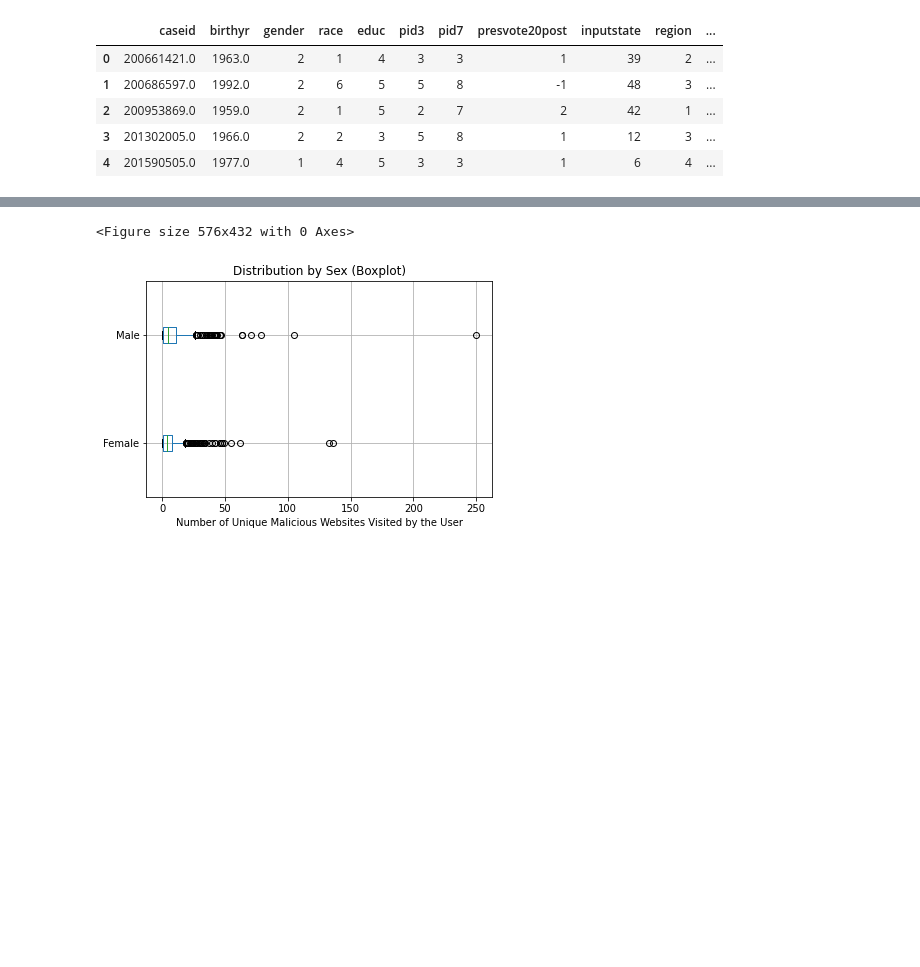
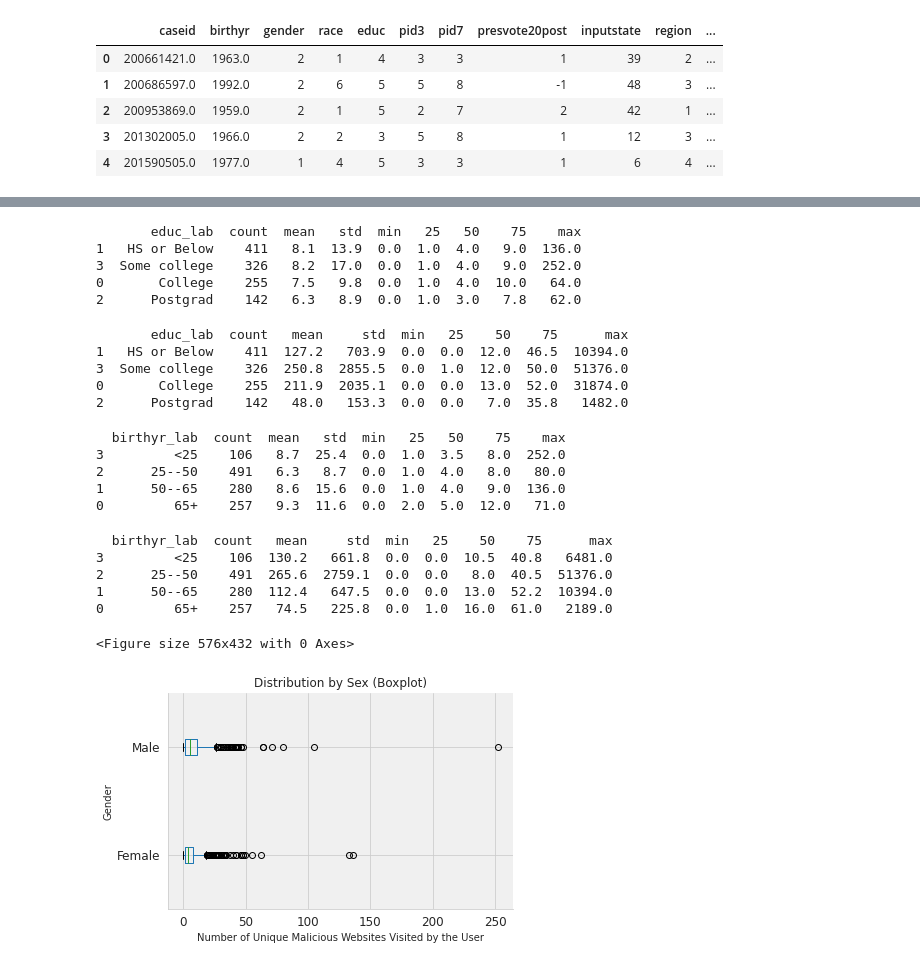
Before and after one commit to themains/bad_domains, a Jupyter notebook: scripts/04_digital_gap.ipynb, the cells around one changed output, grey strips where cells are left out. Drawn from its saved outputs; the diff is of its cells as text; code cells hidden in the pictures; blank space fills up the shorter version.

```diff
--- a/scripts/04_digital_gap.ipynb
+++ b/scripts/04_digital_gap.ipynb
@@ -230,30 +212,89 @@ print(birthyr_summary.iloc[[3, 2, 1, 0]].reindex(columns=[col for col in birthyr
+# %%
+edu_mal_bool_sum = calculate_summary_statistics(fin_dat,
+                                   groupby_column='educ_lab',
+                                   value_column='malicious_bool',
+                                   percentiles = [25, 50, 75])
+print(edu_mal_bool_sum.loc[[1, 3, 0, 2]])
+# %% [output]
+       educ_lab  count  mean   std  min   25   50    75    max
+1   HS or Below    411   8.1  13.9  0.0  1.0  4.0   9.0  136.0
+3  Some college    326   8.2  17.0  0.0  1.0  4.0   9.0  252.0
+0       College    255   7.5   9.8  0.0  1.0  4.0  10.0   64.0
+2      Postgrad    142   6.3   8.9  0.0  1.0  3.0   7.8   62.0
+# %%
+edu_mal_time_sum = calculate_summary_statistics(fin_dat,
+                                   groupby_column='educ_lab',
+                                   value_column='malicious_time',
+                                   percentiles = [25, 50, 75])
+print(edu_mal_time_sum.loc[[1, 3, 0, 2]])
+# %% [output]
+       educ_lab  count   mean     std  min   25    50    75      max
+1   HS or Below    411  127.2   703.9  0.0  0.0  12.0  46.5  10394.0
+3  Some college    326  250.8  2855.5  0.0  1.0  12.0  50.0  51376.0
+0       College    255  211.9  2035.1  0.0  0.0  13.0  52.0  31874.0
+2      Postgrad    142   48.0   153.3  0.0  0.0   7.0  35.8   1482.0
+# %%
+age_mal_bool_sum = calculate_summary_statistics(fin_dat,
+                                   groupby_column='birthyr_lab',
+                                   value_column='malicious_bool',
+                                   percentiles = [25, 50, 75])
+print(age_mal_bool_sum.loc[[3, 2, 1, 0]])
+# %% [output]
+  birthyr_lab  count  mean   std  min   25   50    75    max
+3         <25    106   8.7  25.4  0.0  1.0  3.5   8.0  252.0
+2      25--50    491   6.3   8.7  0.0  1.0  4.0   8.0   80.0
+1      50--65    280   8.6  15.6  0.0  1.0  4.0   9.0  136.0
+0         65+    257   9.3  11.6  0.0  2.0  5.0  12.0   71.0
+# %%
+age_mal_time_sum = calculate_summary_statistics(fin_dat,
+                                   groupby_column='birthyr_lab',
+                                   value_column='malicious_time',
+                                   percentiles = [25, 50, 75])
+print(age_mal_time_sum.loc[[3, 2, 1, 0]])
+# %% [output]
+  birthyr_lab  count   mean     std  min   25    50    75      max
+3         <25    106  130.2   661.8  0.0  0.0  10.5  40.8   6481.0
+2      25--50    491  265.6  2759.1  0.0  0.0   8.0  40.5  51376.0
+1      50--65    280  112.4   647.5  0.0  0.0  13.0  52.2  10394.0
+0         65+    257   74.5   225.8  0.0  1.0  16.0  61.0   2189.0
 # %%
-# Plot the distribution
 import matplotlib.pyplot as plt
+import seaborn as sns
+import pandas as pd
 
-# Create a box plot by group
+sns.set_style("whitegrid")  # Set the plot style
 plt.figure(figsize=(8, 6))
+
 fin_dat['gender_lab_enc'] = pd.factorize(fin_dat['gender_lab'])[0] + 1
-
 label_mapping = dict(zip(fin_dat['gender_lab_enc'], fin_dat['gender_lab']))
 
 ax = fin_dat.boxplot(column='malicious_bool', by='gender_lab_enc', vert=False)
-
 
 # Set x-axis ticks and labels
 ticks = list(label_mapping.keys())
 labels = list(label_mapping.values())
 ax.set_yticks(ticks)
 ax.set_yticklabels(labels)
 
+# Adjust tick label sizes
+plt.xticks(fontsize=12)
+plt.yticks(fontsize=12)
+
+# Add a light gray background to the plot
+plt.gca().set_facecolor('#f0f0f0')
+
+# Remove right and top spines
+plt.gca().spines['right'].set_visible(False)
+plt.gca().spines['top'].set_visible(False)
+
 plt.xlabel('Number of Unique Malicious Websites Visited by the User')
-plt.ylabel('')
+plt.ylabel('Gender')
 plt.title('Distribution by Sex (Boxplot)')
 plt.suptitle('')
 plt.show()
 # %% [output]
 <Figure size 576x432 with 0 Axes>
-[figure, old version]
+[figure, new version]
 # %%
 import statsmodels.api as sm
 lowess = sm.nonparametric.lowess
```
Also changed, not shown: parts of 18 cells of this notebook.
